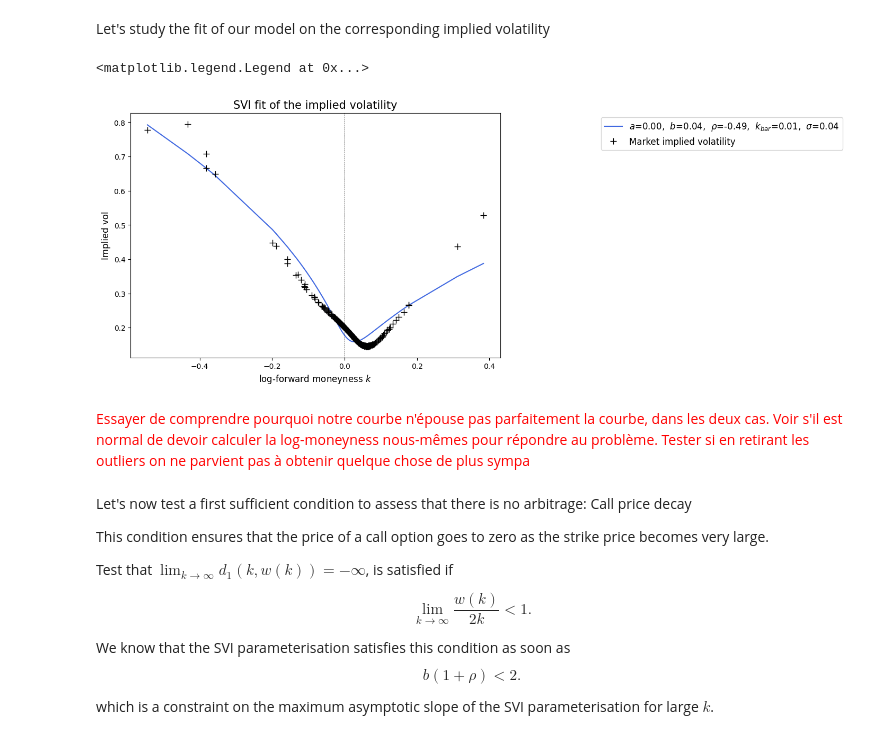
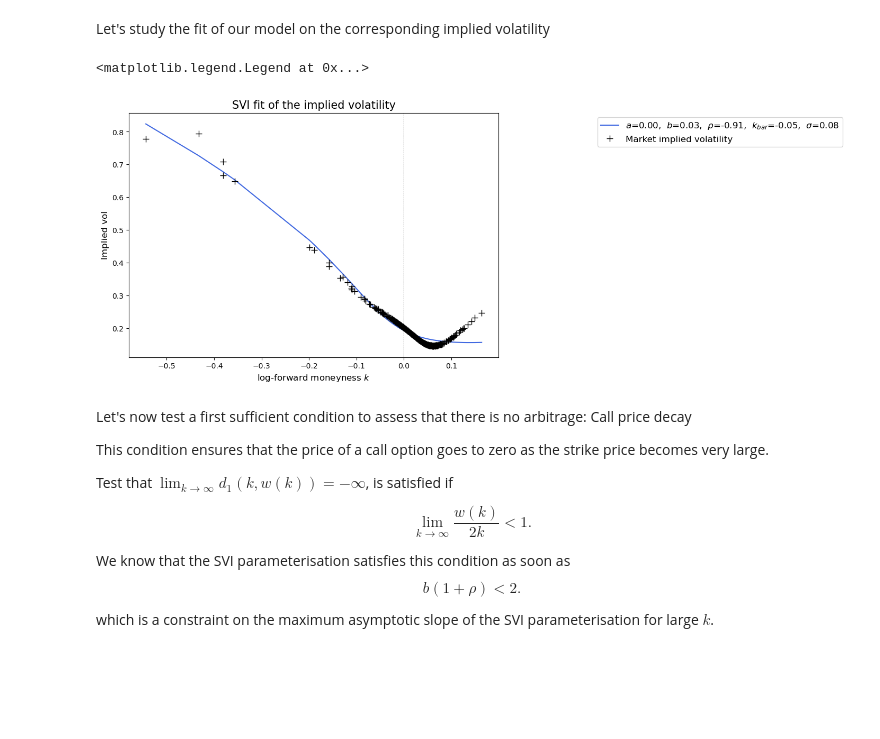
Before and after one commit to dianemans/Proj1_NPFD, a Jupyter notebook: S. De Marco/Project_No_arbitrage_implied_volatility.ipynb, the cells around one changed output. Cells and saved outputs as stored; diff of their text form; code cells hidden in the pictures; blank space fills up the shorter version.

```diff
--- a/S. De Marco/Project_No_arbitrage_implied_volatility.ipynb
+++ b/S. De Marco/Project_No_arbitrage_implied_volatility.ipynb
@@ -89,0 +78,6 @@ quotes.head()
+# %%
+df = quotes[['Volume', 'IV', 'Strike', 'Bid', 'Ask', 'Bid.1', 'Ask.1']].copy()
+df.columns = ['Volume', 'IV', 'Strike', 'Call Bid', 'Call Ask', 'Put Bid', 'Put Ask']
+df['Midcall'] = (df['Call Bid'] + df['Call Ask']) / 2
+df['Midput'] = (df['Put Bid'] + df['Put Ask']) / 2
+df.head()
@@ -89,0 +104,17 @@ quotes.head()
+# %%
+call_minus_put = df['Midcall'] - df['Midput']
+strikes = df['Strike']
+
+plt.plot(strikes, call_minus_put, color='black', linewidth=0., marker="*", label="Call(K) - Put(K)")
+
+plt.xlabel(r"strike $K$", fontsize=12)
+plt.ylabel("price", fontsize=12)
+plt.axhline(0, color='grey', linestyle="--")
+
+plt.legend(loc=9, fontsize=13, bbox_to_anchor=(1.2, 1.0), ncol=1)
+
+(slope, intercept, rvalue, other_value1, other_value2) = sps.linregress(strikes , call_minus_put )
+
+print("Slope = %1.3f" %slope)
+print("Intercept =: %1.2f" %intercept)
+print("Correlation coefficient = %1.12f \n" %rvalue)
@@ -89,0 +128,3 @@ quotes.head()
+# %%
+Forward = -intercept / slope
+print("Forward value Forward = %1.2f" %Forward)
@@ -118,5 +161,5 @@ We will also delete the 3 first rows of the dataframe, as they contain not meani
 # %%
-call_prices = call_prices.iloc[3:]
+call_prices = call_prices.iloc[3:-4]
 call_prices.reset_index(drop=True, inplace=True)
 call_prices.head()
 # %% [output]
@@ -308,30 +394,30 @@ Let's study the fit of our model on the corresponding implied volatility
 # %%
 #####################################
 ## Plot of SVI fit of implied vol
 #####################################
+total_variances_fit = SVI_two_arguments(result.x, log_mon)
+
 implied_vols_fit = np.sqrt(total_variances_fit/T)
 
 plt.figure(figsize=(9,6))
 
 plt.plot(log_mon, implied_vols_fit,
          color='royalblue', linewidth=1.5,
          label=r"$a$=%1.2f,  $b$=%1.2f,  $\rho$=%1.2f,  $k_{bar}$=%1.2f,  $\sigma$=%1.2f" %(a_star, b_star, rho_star, k_bar_star, sig_star))
 
 plt.plot(log_mon, np.sqrt(tot_variance/T),
          color='black', linewidth=0., marker="+", markersize=8, label="Market implied volatility")
 
 plt.axvline(0., linestyle="--", linewidth=0.5, color="k")
 
 plt.xlabel(r"log-forward moneyness $k$", fontsize=12)
 plt.ylabel("Implied vol", fontsize=12)
 plt.title(r"SVI fit of the implied volatility", fontsize=15)
 
 plt.legend(loc=9, fontsize=12, bbox_to_anchor=(1.6, 1.0), ncol=1)
 # %% [output]
 <matplotlib.legend.Legend at 0x...>
-[figure, old version]
+[figure, new version]
-# %% [markdown]
-<span style="color: red;">Essayer de comprendre pourquoi notre courbe n'épouse pas parfaitement la courbe, dans les deux cas. Voir s'il est normal de devoir calculer la log-moneyness nous-mêmes pour répondre au problème. Tester si en retirant les outliers on ne parvient pas à obtenir quelque chose de plus sympa</span>
 # %% [markdown]
 Let's now test a first sufficient condition to assess that there is no arbitrage: Call price decay
 
```
Also changed, not shown: parts of 54 cells of this notebook, 2 other files.
